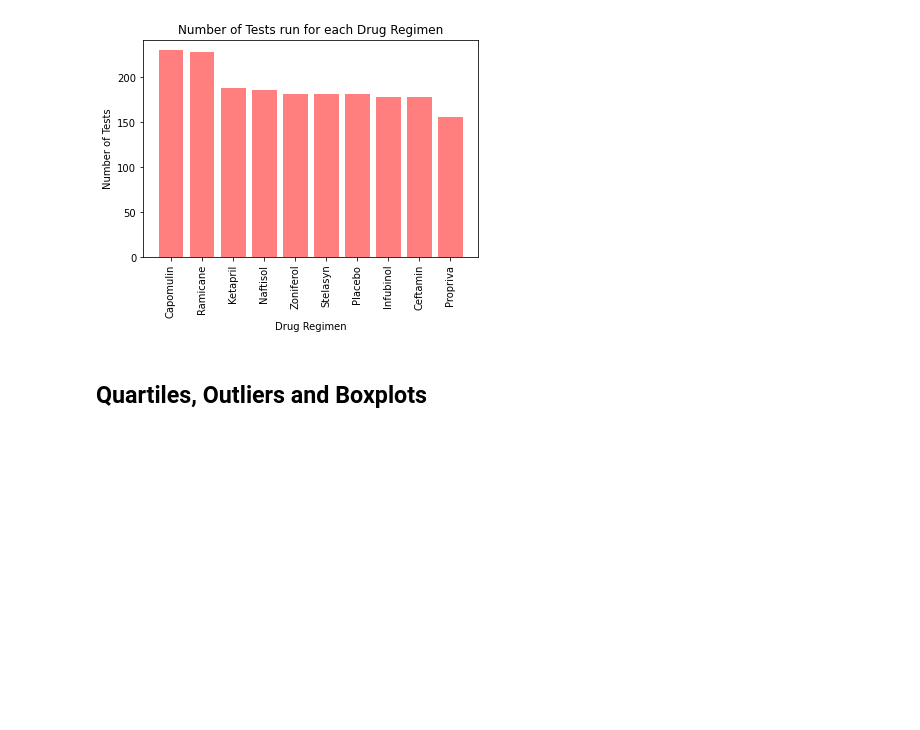
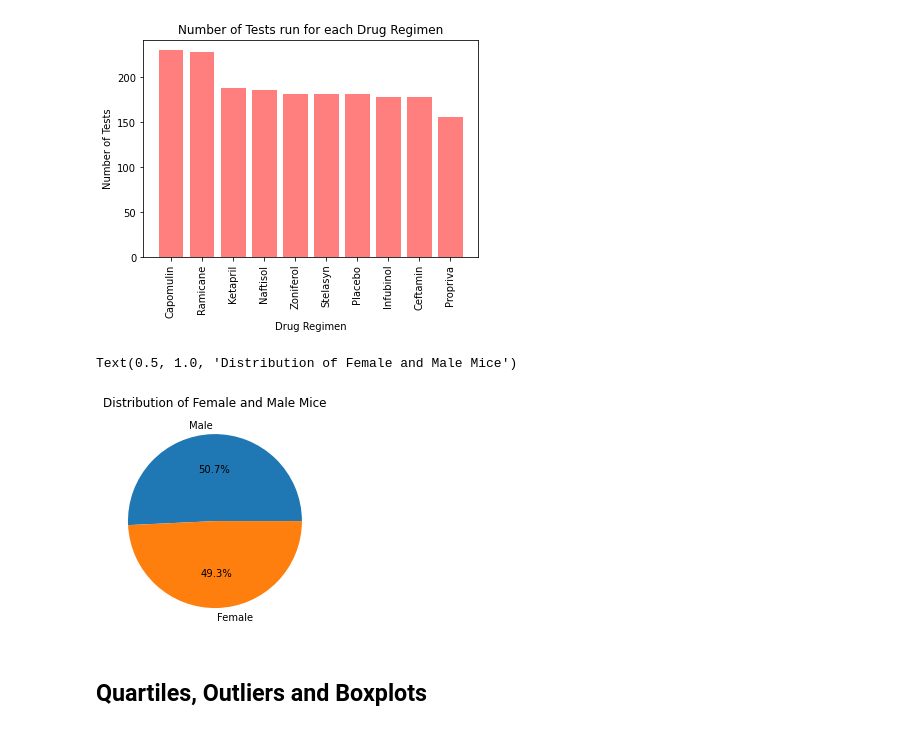
Before and after one commit to IIVIIIII/Mice_Regimens, a Jupyter notebook: notebook/pymaceuticals.ipynb, the cells around one changed output. Drawn from its saved outputs; the diff is of its cells as text; code cells hidden in the pictures; blank space fills up the shorter version.

Commit message:
less redundant pie chart section

```diff
--- a/notebook/pymaceuticals.ipynb
+++ b/notebook/pymaceuticals.ipynb
@@ -136,7 +130,16 @@ plt.ylabel("Number of Tests")
 Text(0, 0.5, 'Number of Tests')
 [figure]
 # %%
-# Generate a pie plot showing the distribution of female versus male mice using pandas
+# Generate a pie plot showing the distribution of female versus male mice using pyplot
 
+# create dataframe to make pie chart with
 sex_df = pd.DataFrame({"Count": mice_df["Sex"].value_counts()})
-sex_df.plot(y='Count', kind="pie", title="Distribution of Female and Male Mice", legend=False,  autopct="%1.1f%%")
+
+# create pie chart
+sex_df.reset_index(level=0, inplace=True)
+sex_df = sex_df.rename(columns={"index":"Sex"})
+plt.pie(sex_df["Count"], labels=sex_df["Sex"], autopct="%1.1f%%")
+plt.title("Distribution of Female and Male Mice")
+# %% [output]
+Text(0.5, 1.0, 'Distribution of Female and Male Mice')
+[figure, added]
```
Also changed, not shown: parts of 2 cells of this notebook.
